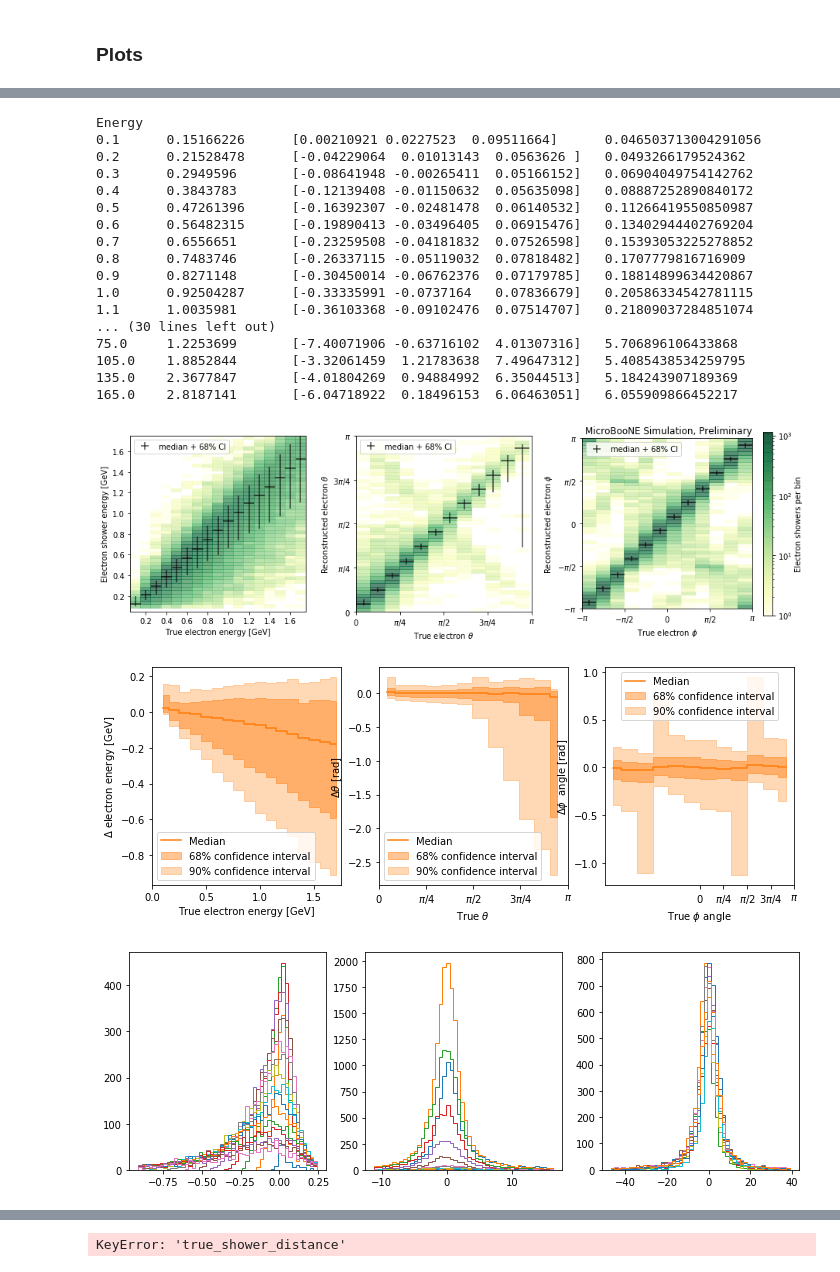
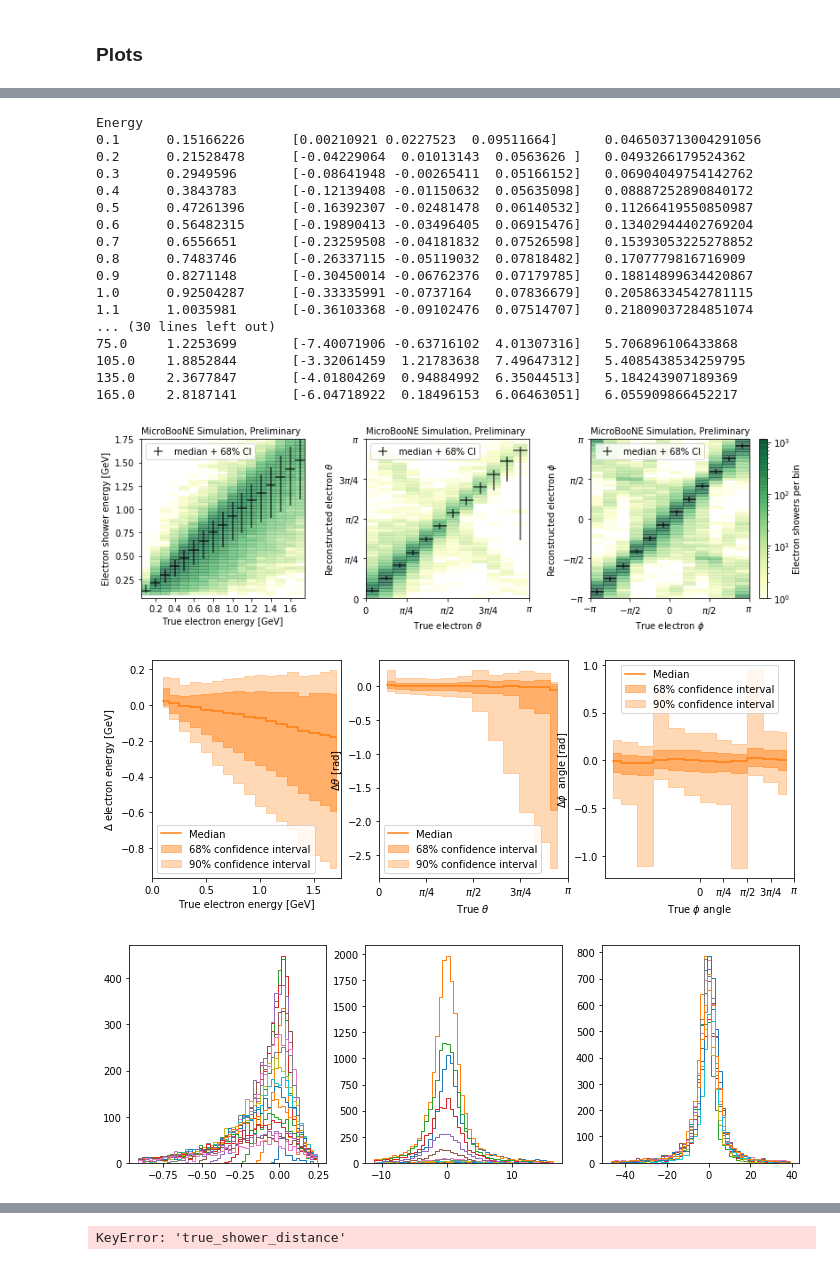
Before and after one commit to Wouter-VDP/nuecc_python, a Jupyter notebook: NueTruePlots.ipynb, the cells around one changed output, grey strips where cells are left out. Cells and saved outputs as stored; diff of their text form; code cells hidden in the pictures.

```diff
--- a/NueTruePlots.ipynb
+++ b/NueTruePlots.ipynb
@@ -22,3 +16,5 @@ import gc
+# %%
+plt.rcParams.update({'axes.titlesize': 'medium'})
 # %%
 # should return resolution per bin
 per1 = 50 - 45  # 68.27/2            # 1sigma stat boundaries
@@ -735,6 +529,6 @@ plt.savefig(output_dir + "e_cand_corr.pdf", bbox_inches="tight")
 # %%
 fig, ax = plt.subplots(
-    ncols=3, figsize=(8 * helper.gr, 4), gridspec_kw={"width_ratios": [4, 4, 4.85]}
+    ncols=3, figsize=(11.2, 3.5), gridspec_kw={"width_ratios": [4, 4, 4.85]}
 )
 
 fig_res, ax_res = plt.subplots(ncols=3, figsize=(11.5, 4))
@@ -773,6 +567,7 @@ ax[0].errorbar(
     alpha=0.7,
 )
 ax[0].legend(loc="upper left")
+ax[0].set_title(title, loc="left")
 
 ax_res[0].step(mids, quants[2], lw=1.5, label="Median", where="mid", color="C1")
 ax_res[0].fill_between(
@@ -816,6 +611,7 @@ ax[1].set_yticklabels(helper.theta_labs)
 ax[1].set_xlabel(r"True electron $\theta$")
 ax[1].set_ylabel(r"Reconstructed electron $\theta$")
 ax[1].set_ylim(0, np.pi)
+ax[1].set_title(title, loc="left")
 mids, mean, err, quants = getResolution(
     daughters[fld_mc], daughters[fld_reco], x_edges, ax2[1], periodic=True
 )
@@ -890,7 +686,7 @@ ax[2].errorbar(
     alpha=0.7,
 )
 ax[2].legend(loc="upper left")
-ax[2].set_title(title, loc="right")
+ax[2].set_title(title, loc="left")
 
 ax_res[2].step(mids, quants[2], lw=1.5, label="Median", where="mid", color="C1")
 ax_res[2].fill_between(
@@ -915,34 +711,34 @@ ax_res[2].set_xticks(helper.theta_ticks)
 ax_res[2].set_xticklabels(helper.theta_labs)
 ax_res[2].set_xlabel(r"True $\phi$ angle")
 ax_res[2].set_ylabel(r"$\Delta \phi$  angle [rad]")
 ax_res[2].set_xlim(-np.pi, np.pi)
 ax_res[2].legend(loc="upper center")
 
 
-[ax_i.set_aspect("equal") for ax_i in ax]
+#[ax_i.set_aspect("equal") for ax_i in ax]
 
 clb = fig.colorbar(im, ax=ax[2])
 clb.set_label("Electron showers per bin", rotation=90)
 fig.tight_layout()
 fig.savefig(output_dir + "electron_resolution.pdf")
 # %% [output]
 Energy
 0.1      0.15166226      [0.00210921 0.0227523  0.09511664]      0.046503713004291056
 0.2      0.21528478      [-0.04229064  0.01013143  0.0563626 ]   0.0493266179524362
 0.3      0.2949596       [-0.08641948 -0.00265411  0.05166152]   0.06904049754142762
 0.4      0.3843783       [-0.12139408 -0.01150632  0.05635098]   0.08887252890840172
 0.5      0.47261396      [-0.16392307 -0.02481478  0.06140532]   0.11266419550850987
 0.6      0.56482315      [-0.19890413 -0.03496405  0.06915476]   0.13402944402769204
 0.7      0.6556651       [-0.23259508 -0.04181832  0.07526598]   0.15393053225278852
 0.8      0.7483746       [-0.26337115 -0.05119032  0.07818482]   0.1707779816716909
 0.9      0.8271148       [-0.30450014 -0.06762376  0.07179785]   0.18814899634420867
 1.0      0.92504287      [-0.33335991 -0.0737164   0.07836679]   0.20586334542781115
 1.1      1.0035981       [-0.36103368 -0.09102476  0.07514707]   0.21809037284851074
 ... (30 lines left out)
 75.0     1.2253699       [-7.40071906 -0.63716102  4.01307316]   5.706896106433868
 105.0    1.8852844       [-3.32061459  1.21783638  7.49647312]   5.4085438534259795
 135.0    2.3677847       [-4.01804269  0.94884992  6.35044513]   5.184243907189369
 165.0    2.8187141       [-6.04718922  0.18496153  6.06463051]   6.055909866452217
-[figure, old version]
+[figure, new version]
 [figure]
 [figure]
```
Also changed, not shown: parts of 33 cells of this notebook, 19 other files.
